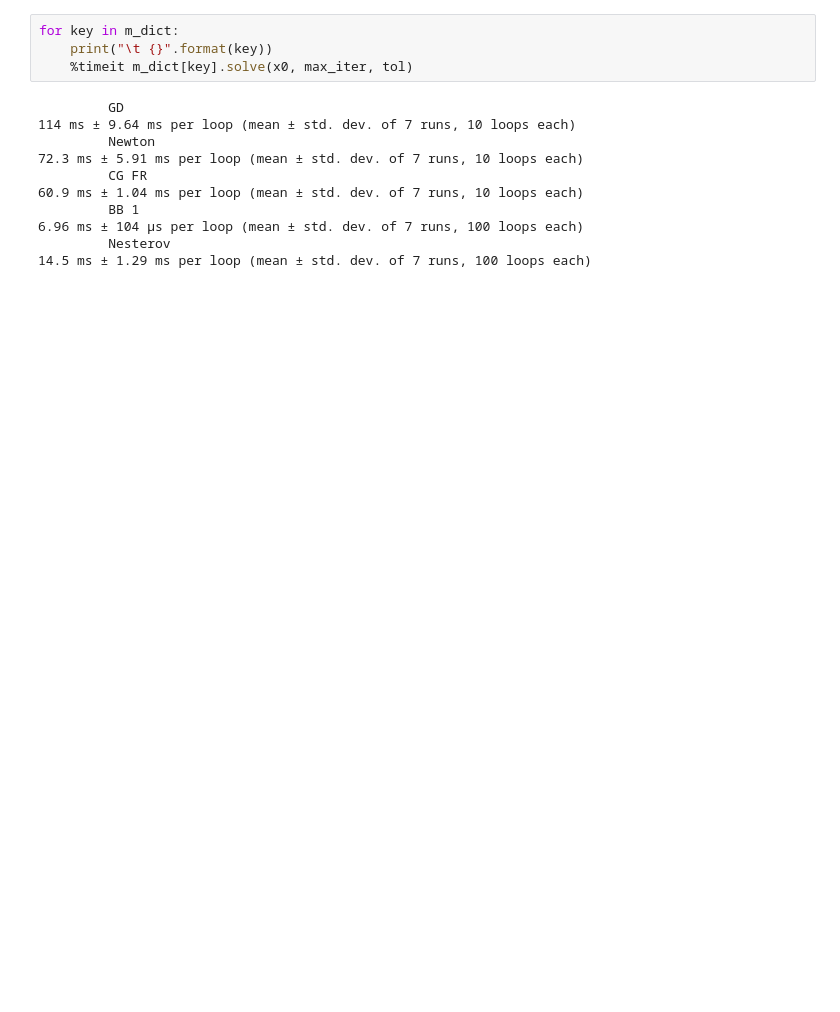
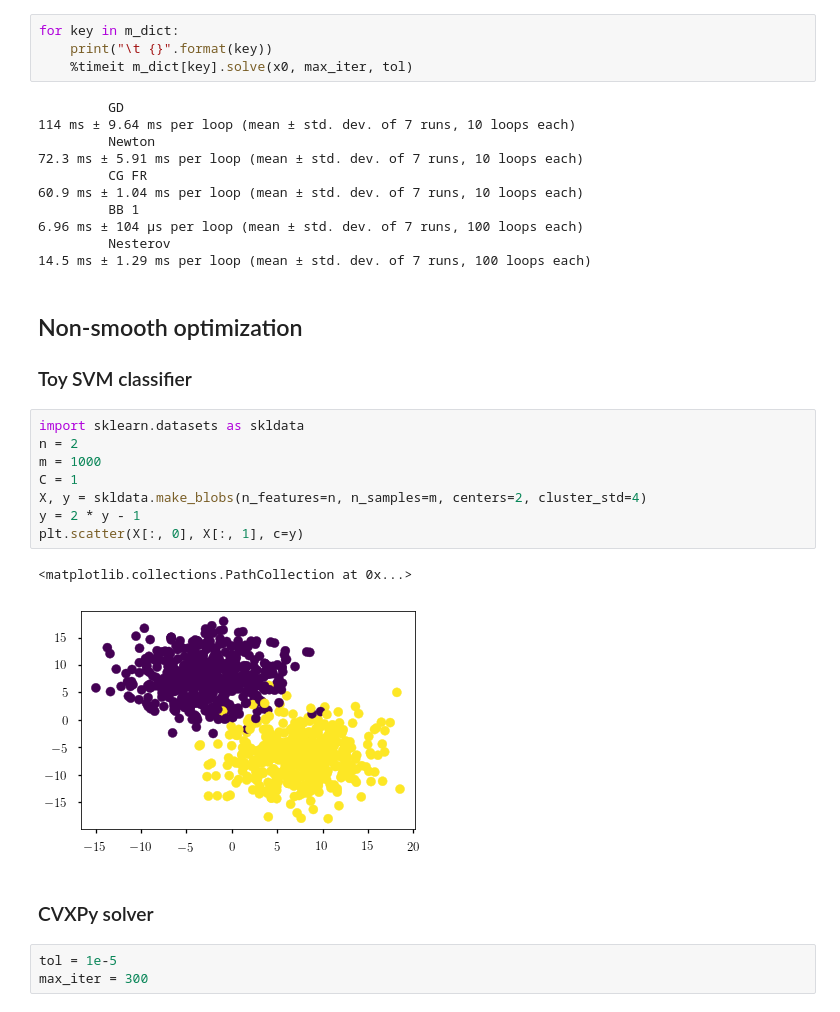
Before and after one commit to amkatrutsa/liboptpy, a Jupyter notebook: demo_unconstr_solvers.ipynb, the cells around one changed output. Cells and saved outputs as stored; diff of their text form; blank space fills up the shorter version.

```diff
--- a/demo_unconstr_solvers.ipynb
+++ b/demo_unconstr_solvers.ipynb
@@ -365,3 +363,22 @@ for key in m_dict:
 6.96 ms ± 104 µs per loop (mean ± std. dev. of 7 runs, 100 loops each)
          Nesterov
 14.5 ms ± 1.29 ms per loop (mean ± std. dev. of 7 runs, 100 loops each)
+# %% [markdown]
+## Non-smooth optimization
+### Toy SVM classifier
+# %%
+import sklearn.datasets as skldata
+n = 2
+m = 1000
+C = 1
+X, y = skldata.make_blobs(n_features=n, n_samples=m, centers=2, cluster_std=4)
+y = 2 * y - 1
+plt.scatter(X[:, 0], X[:, 1], c=y)
+# %% [output]
+<matplotlib.collections.PathCollection at 0x...>
+[figure, added]
+# %% [markdown]
+### CVXPy solver
+# %%
+tol = 1e-5
+max_iter = 300
```
Also changed, not shown: parts of 23 cells of this notebook, 1 other file.
